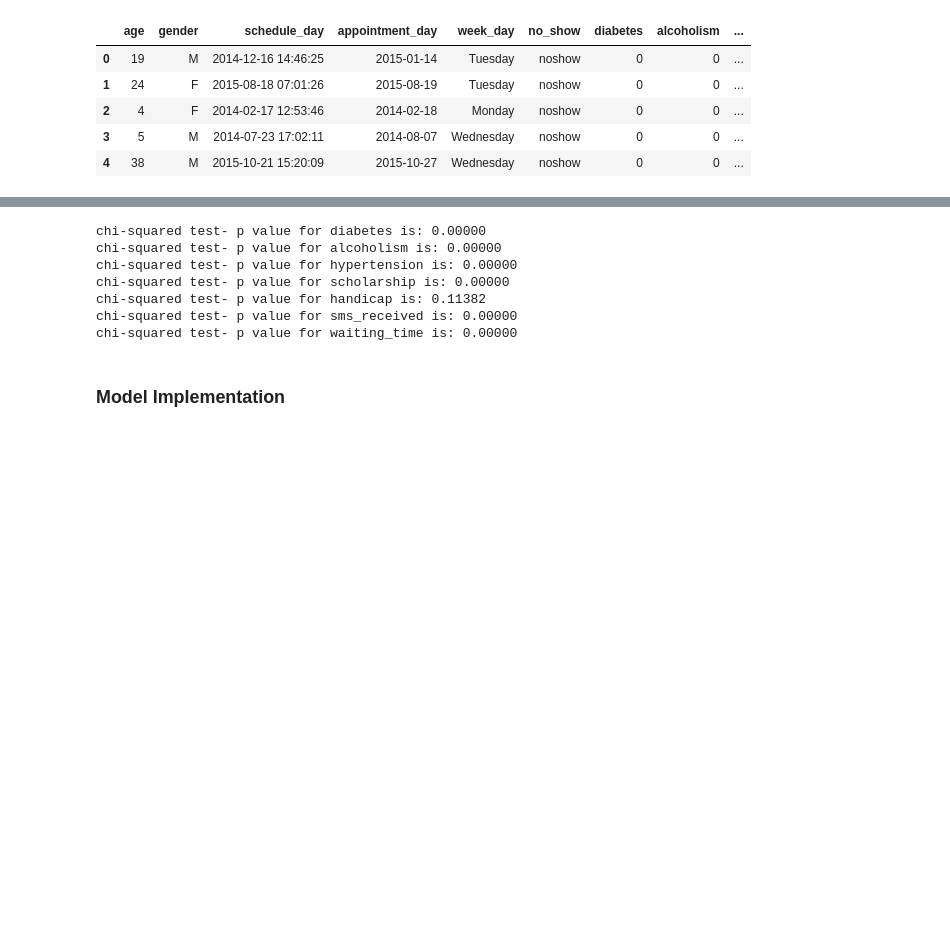
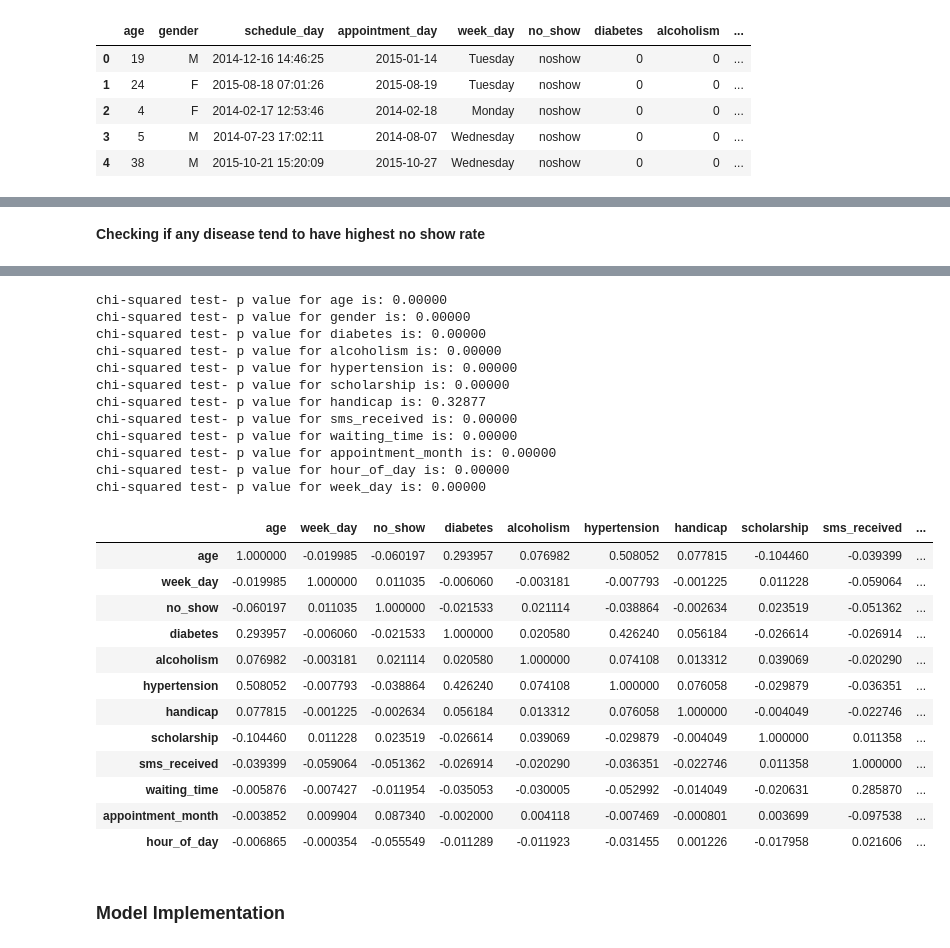
Before and after one commit to shrushenoy/Predicting-No-Show-Rate-for-Hospital-Appointments, a Jupyter notebook: Patients No-Show Prediction Model.ipynb, the cells around one changed output, grey strips where cells are left out. Drawn from its saved outputs; the diff is of its cells as text; code cells hidden in the pictures; blank space fills up the shorter version.

```diff
--- a/Patients No-Show Prediction Model.ipynb
+++ b/Patients No-Show Prediction Model.ipynb
@@ -387 +400,3 @@ cat_features = ['diabetes', 'alcoholism', 'hypertension', 'scholarship', 'handic
+# %% [markdown]
+**Checking if any disease tend to have highest no show rate**
 # %%
@@ -400,17 +416,52 @@ for ax, catplot in zip(axes.flatten(), df[cat_features].columns):
 # %%
 #To confirm the above result checking the pvalue
 
-chi_test_var = ['diabetes', 'alcoholism', 'hypertension', 'scholarship', 'handicap', 'sms_received', 'waiting_time' ]
+chi_test_var = ['age','gender', 'diabetes', 'alcoholism', 'hypertension', 'scholarship', 'handicap', 'sms_received', 'waiting_time','appointment_month', 'hour_of_day', 'week_day']
 for column in (chi_test_var):
     chi2, p, dof,ex = chi2_contingency(pd.crosstab(index=df[column], columns=df["no_show"]), correction=False)
     print ('chi-squared test- p value for {} is: {r:6.5f}'. format(column,r = p))
 # %% [output]
+chi-squared test- p value for age is: 0.00000
+chi-squared test- p value for gender is: 0.00000
 chi-squared test- p value for diabetes is: 0.00000
 chi-squared test- p value for alcoholism is: 0.00000
 chi-squared test- p value for hypertension is: 0.00000
 chi-squared test- p value for scholarship is: 0.00000
-chi-squared test- p value for handicap is: 0.11382
+chi-squared test- p value for handicap is: 0.32877
 chi-squared test- p value for sms_received is: 0.00000
 chi-squared test- p value for waiting_time is: 0.00000
+chi-squared test- p value for appointment_month is: 0.00000
+chi-squared test- p value for hour_of_day is: 0.00000
+chi-squared test- p value for week_day is: 0.00000
+# %%
+#Converting Categprical Variable to numeric
+
+from sklearn import metrics, preprocessing
+from sklearn.preprocessing import LabelEncoder, OneHotEncoder
+
+le = preprocessing.LabelEncoder()
+df['no_show'] = le.fit_transform(df['no_show'])
+
+features = ['age', 'hypertension', 'diabetes', 'sms_received', 'waiting_time','appointment_month']
+
+for variable in features:
+  le = preprocessing.LabelEncoder()
+  df[variable] = le.fit_transform(df[variable])
+# %%
+df.corr(method='pearson')
+# %% [output]
+|  | age | week_day | no_show | diabetes | alcoholism | hypertension | handicap | scholarship | sms_received | ... |
+| age | 1.000000 | -0.019985 | -0.060197 | 0.293957 | 0.076982 | 0.508052 | 0.077815 | -0.104460 | -0.039399 | ... |
+| week_day | -0.019985 | 1.000000 | 0.011035 | -0.006060 | -0.003181 | -0.007793 | -0.001225 | 0.011228 | -0.059064 | ... |
+| no_show | -0.060197 | 0.011035 | 1.000000 | -0.021533 | 0.021114 | -0.038864 | -0.002634 | 0.023519 | -0.051362 | ... |
+| diabetes | 0.293957 | -0.006060 | -0.021533 | 1.000000 | 0.020580 | 0.426240 | 0.056184 | -0.026614 | -0.026914 | ... |
+| alcoholism | 0.076982 | -0.003181 | 0.021114 | 0.020580 | 1.000000 | 0.074108 | 0.013312 | 0.039069 | -0.020290 | ... |
+| hypertension | 0.508052 | -0.007793 | -0.038864 | 0.426240 | 0.074108 | 1.000000 | 0.076058 | -0.029879 | -0.036351 | ... |
+| handicap | 0.077815 | -0.001225 | -0.002634 | 0.056184 | 0.013312 | 0.076058 | 1.000000 | -0.004049 | -0.022746 | ... |
+| scholarship | -0.104460 | 0.011228 | 0.023519 | -0.026614 | 0.039069 | -0.029879 | -0.004049 | 1.000000 | 0.011358 | ... |
+| sms_received | -0.039399 | -0.059064 | -0.051362 | -0.026914 | -0.020290 | -0.036351 | -0.022746 | 0.011358 | 1.000000 | ... |
+| waiting_time | -0.005876 | -0.007427 | -0.011954 | -0.035053 | -0.030005 | -0.052992 | -0.014049 | -0.020631 | 0.285870 | ... |
+| appointment_month | -0.003852 | 0.009904 | 0.087340 | -0.002000 | 0.004118 | -0.007469 | -0.000801 | 0.003699 | -0.097538 | ... |
+| hour_of_day | -0.006865 | -0.000354 | -0.055549 | -0.011289 | -0.011923 | -0.031455 | 0.001226 | -0.017958 | 0.021606 | ... |
 # %% [markdown]
 ### Model Implementation
```
Also changed, not shown: parts of 106 cells of this notebook.
